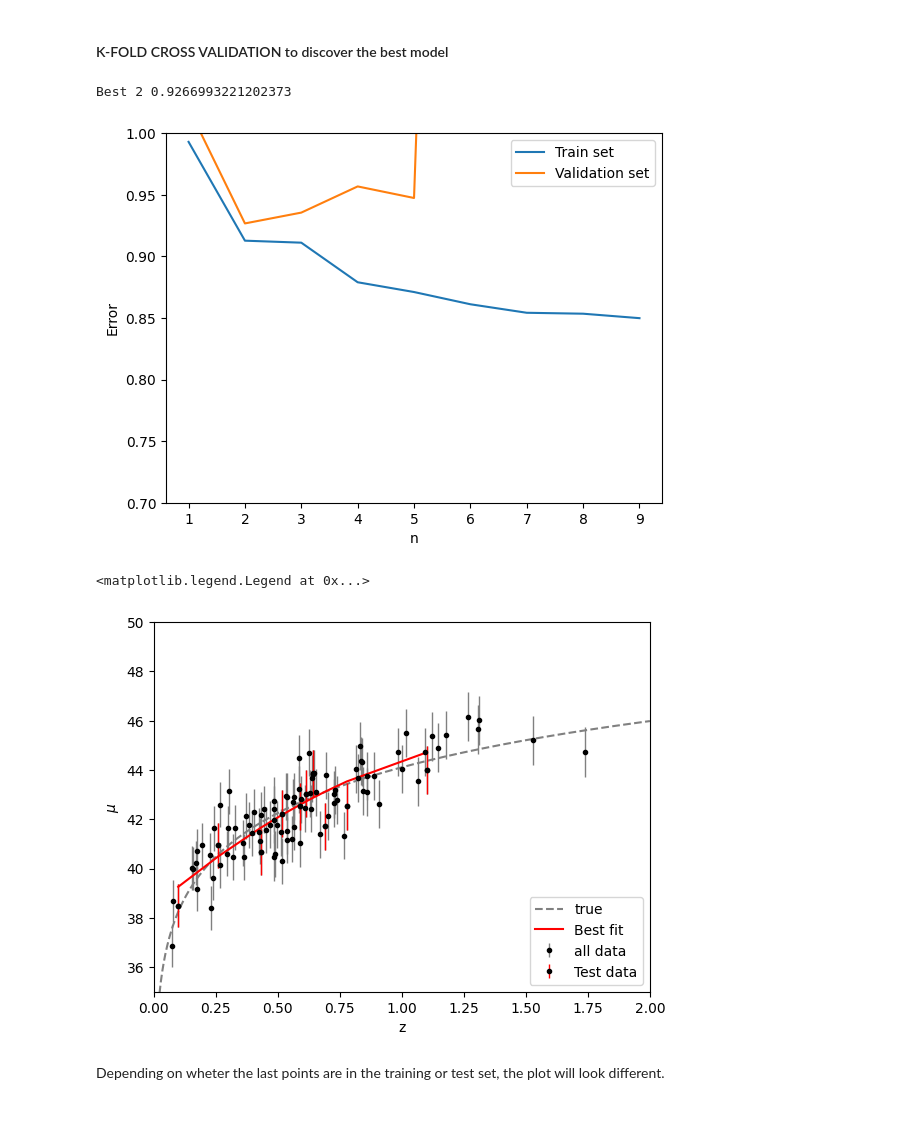
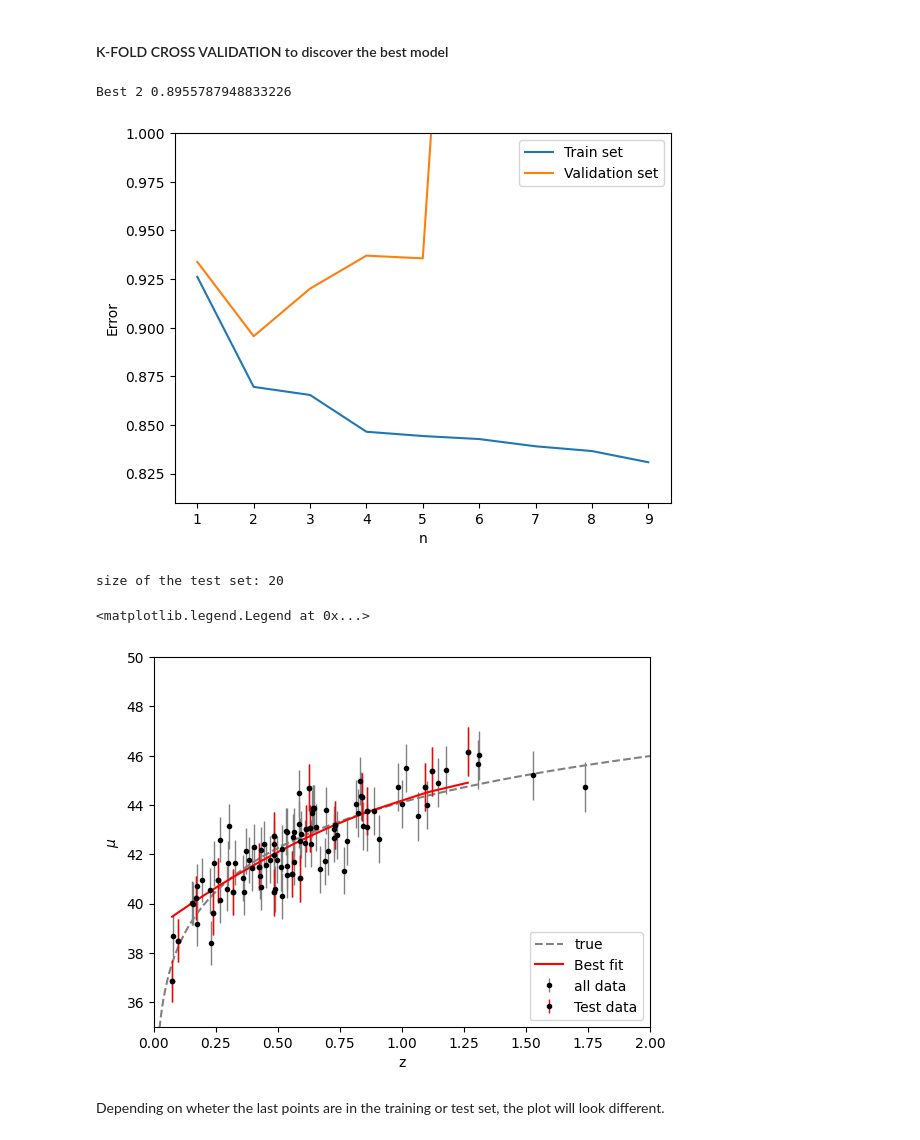
Before and after one commit to Sofiadossena/astrostatistics_bicocca_2025, a Jupyter notebook: working/17_Supernovae1.ipynb, the cells around one changed output. Cells and saved outputs as stored; diff of their text form; code cells hidden in the pictures.

```diff
--- a/working/17_Supernovae1.ipynb
+++ b/working/17_Supernovae1.ipynb
@@ -69,7 +68,7 @@ y_full = mu_sample
 dy_full = dmu
 
 X_trainval, X_test, y_trainval, y_test, dy_trainval, dy_test = train_test_split(
-    X_full, y_full, dy_full, test_size=0.1, random_state=8)
+    X_full, y_full, dy_full, test_size=0.2, random_state=1)
 # %%
 
 kf = KFold(n_splits=5, shuffle=True, random_state=4)
@@ -84,40 +83,41 @@ def my_mae(y_true, y_pred):
 
 mae_scorer = make_scorer(my_mae)
 
 
 for degree in degrees:
     model = PolynomialRegression(degree)
 
     scores = cross_validate(
         model, X_trainval, y_trainval,
         scoring=mae_scorer,
         cv=kf,
         return_train_score=True
     )
 
     test_score= np.mean(scores['test_score'])
     train_score = np.mean(scores['train_score'])
 
     train_errors.append(train_score)
     test_errors.append(test_score)
 
 plt.plot(degrees,train_errors, label='Train set')
 plt.plot(degrees,test_errors, label='Validation set')
 
 plt.xlabel('n')
 plt.ylabel('Error')
-plt.ylim(0.7, 1)
+plt.ylim(0.81, 1)
 plt.legend()
 
 print("Best", degrees[np.argmin(test_errors)], min(test_errors))
 Best=degrees[np.argmin(test_errors)]
 # %% [output]
-Best 2 0.9266993221202373
+Best 2 0.8955787948833226
-[figure, old version]
+[figure, new version]
 # %%
 final_model = PolynomialRegression(Best)
 final_model.fit(X_trainval, y_trainval, dy_trainval)
 
+print("size of the test set:", len(X_test))
 y_pred_test = final_model.predict(X_test)
 
 sort_idx = np.argsort(X_test[:, 0])
@@ -149,8 +149,9 @@ mu_fit = final_model.predict(z[:,np.newaxis])
 plt.plot(X_test_sorted[:, 0], y_pred_sorted, color='red', label='Best fit')
 plt.legend(loc='lower right')
 # %% [output]
-<matplotlib.legend.Legend at 0x...>
+size of the test set: 20
+<matplotlib.legend.Legend at 0x...>
-[figure, old version]
+[figure, new version]
 # %% [markdown]
 Depending on wheter the last points are in the training or test set, the plot will look different.
 # %%
```
Also changed, not shown: parts of 2 cells of this notebook, 1 other file.
